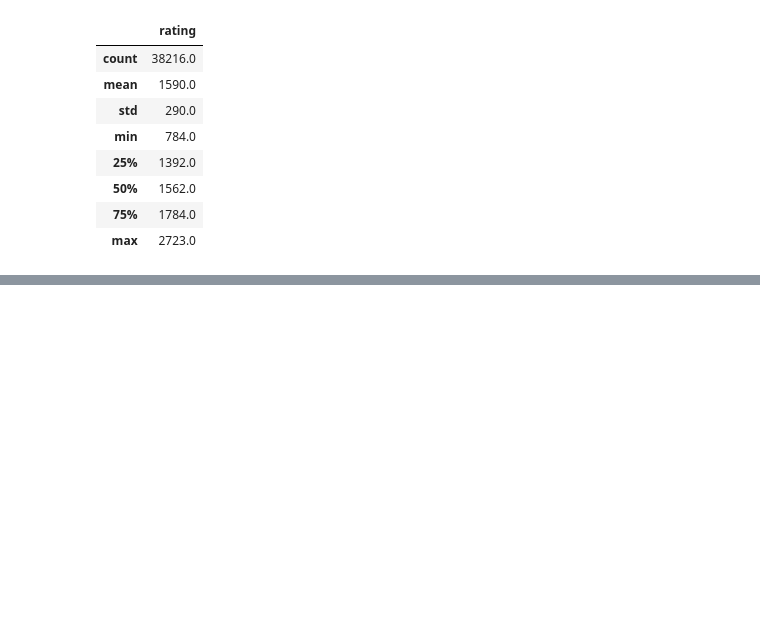
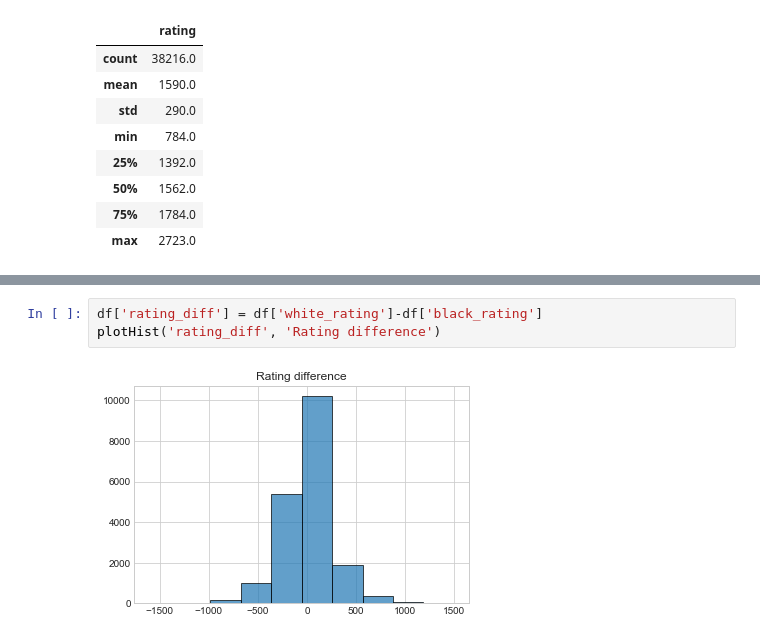
Before and after one commit to pokolowski/projektAPI, a Jupyter notebook: test2.ipynb, the cells around one changed output, grey strips where cells are left out. Saved outputs shown, nothing was run; the diff lists cells and outputs as text; blank space fills up the shorter version.

```diff
--- a/test2.ipynb
+++ b/test2.ipynb
@@ -120,0 +140,5 @@ allRating.describe().round()
+# %%
+df['rating_diff'] = df['white_rating']-df['black_rating']
+plotHist('rating_diff', 'Rating difference')
+# %% [output]
+[figure, added]
```
Also changed, not shown: parts of 9 cells of this notebook.
